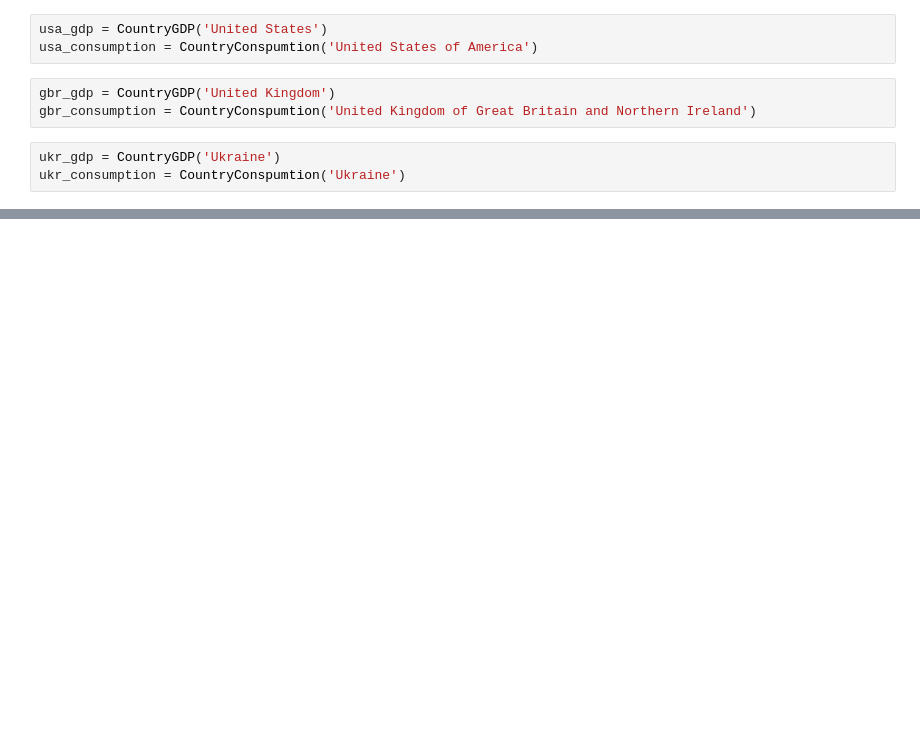
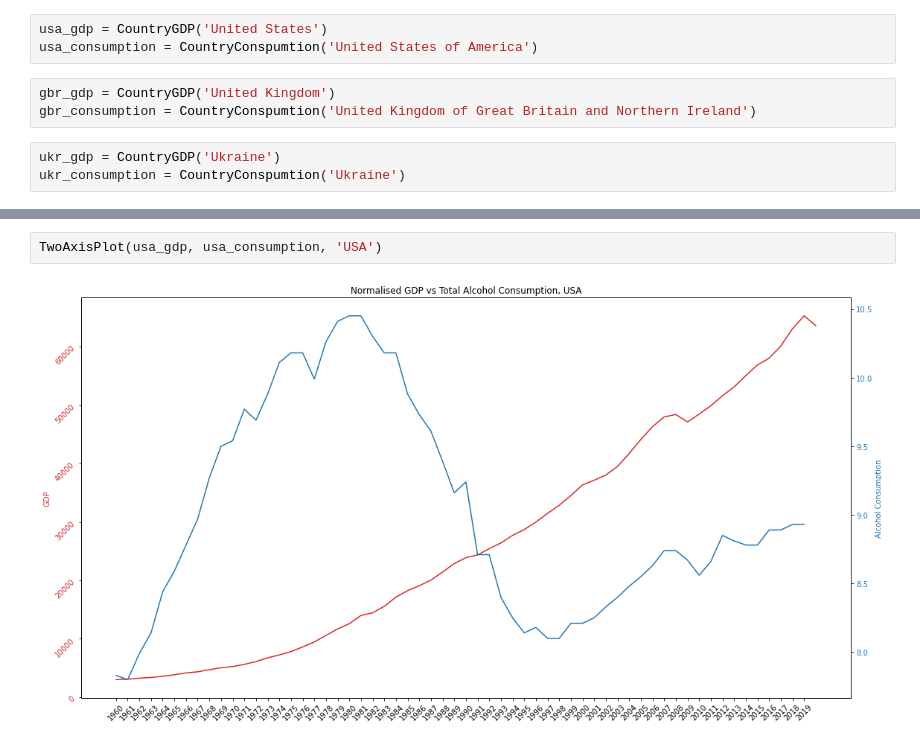
Before and after one commit to stuartbrown4/Big-Data-Assignment, a Jupyter notebook: Data-Handling-01.ipynb, the cells around one changed output, grey strips where cells are left out. Drawn from its saved outputs; the diff is of its cells as text; blank space fills up the shorter version.

```diff
--- a/Data-Handling-01.ipynb
+++ b/Data-Handling-01.ipynb
@@ -153,0 +174,4 @@ ax.legend()
+# %%
+TwoAxisPlot(usa_gdp, usa_consumption, 'USA')
+# %% [output]
+[figure, added]
```
Also changed, not shown: parts of 30 cells of this notebook.
